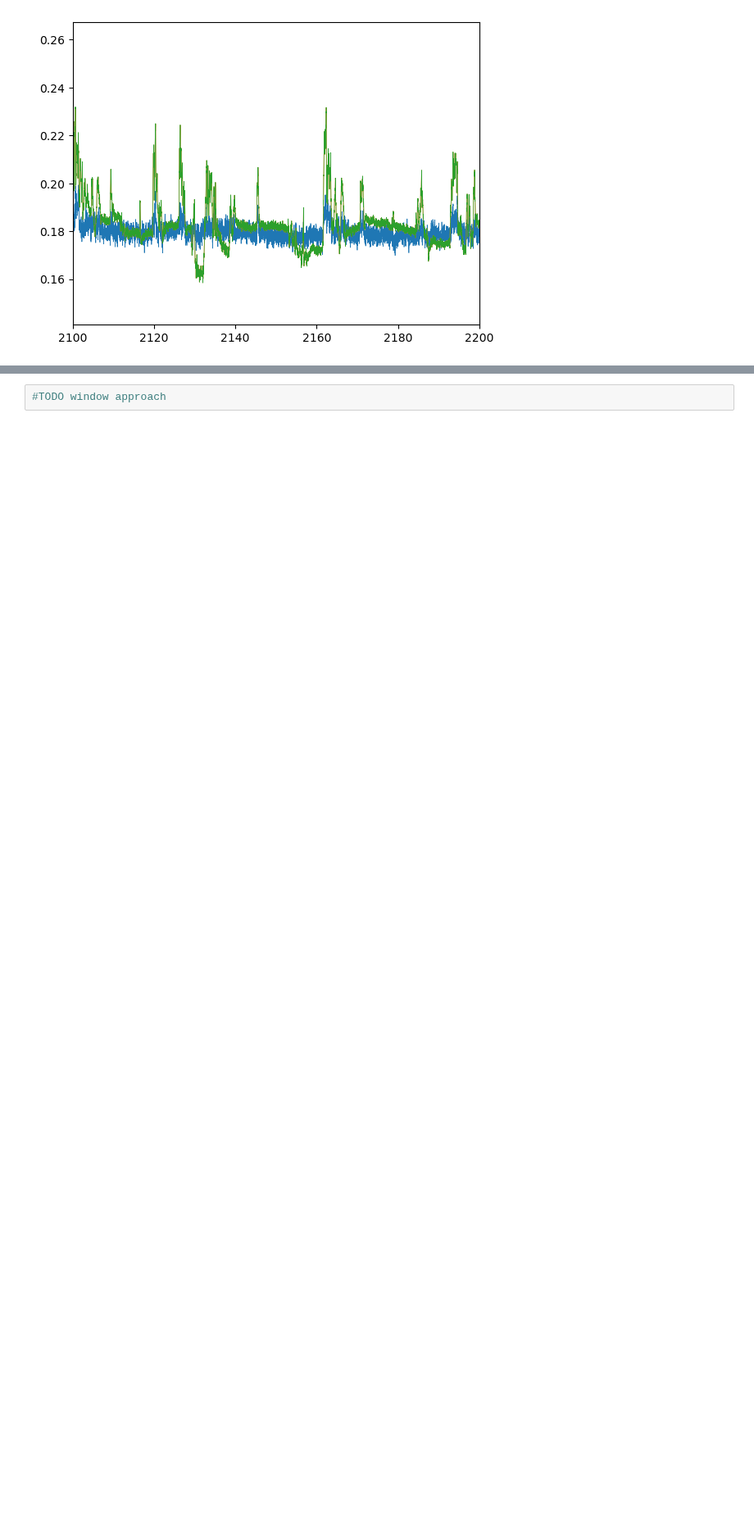
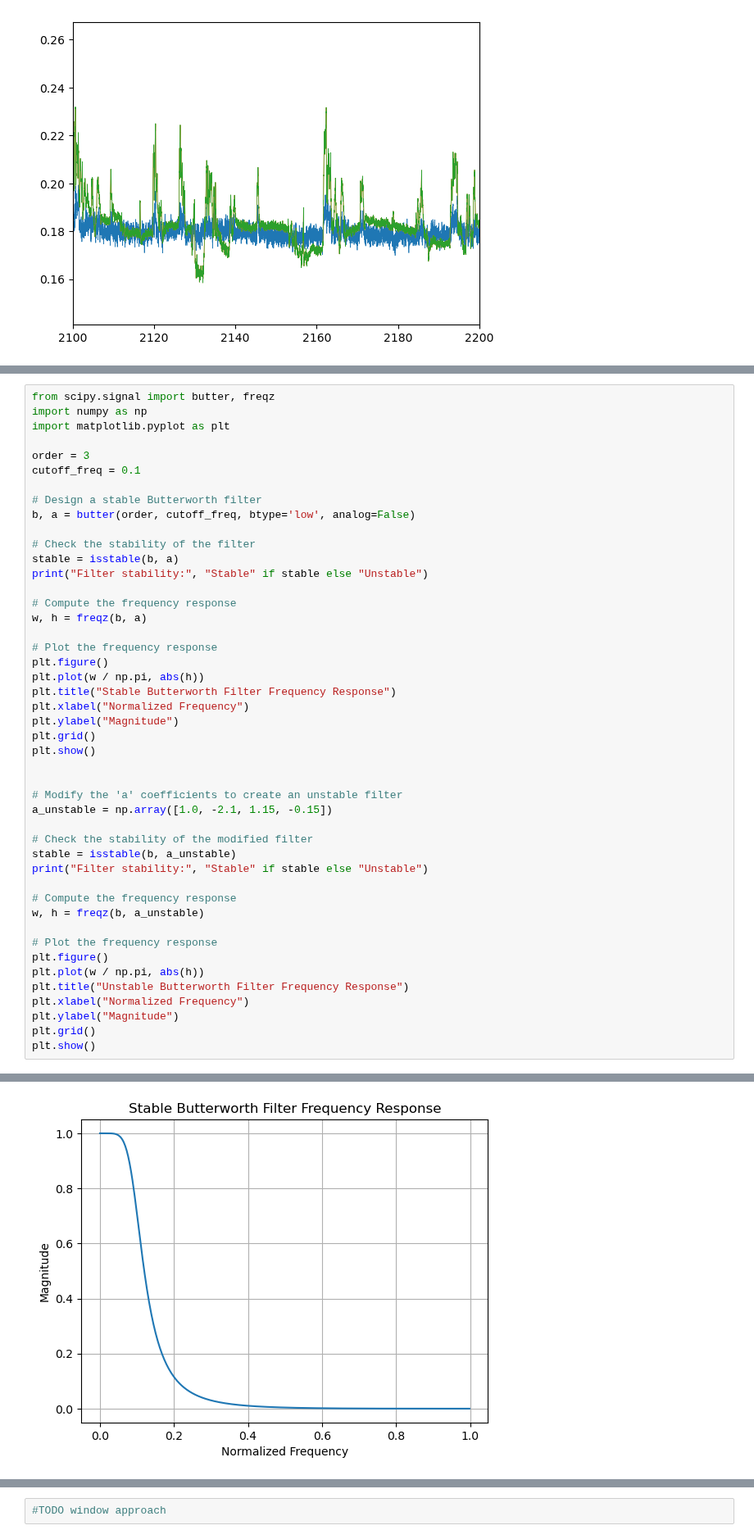
Before and after one commit to juliencarponcy/trialexp, a Jupyter notebook: notebooks/noncanonical/nb20230425_100000_Spike2Ppotometry.ipynb, the cells around one changed output, grey strips where cells are left out. Shown at 82% size. Saved outputs shown, nothing was run; the diff lists cells and outputs as text; blank space fills up the shorter version.

```diff
--- a/notebooks/noncanonical/nb20230425_100000_Spike2Ppotometry.ipynb
+++ b/notebooks/noncanonical/nb20230425_100000_Spike2Ppotometry.ipynb
@@ -528,0 +528,47 @@ list(lowpass_freq)
+# %%
+from scipy.signal import butter, freqz
+import numpy as np
+import matplotlib.pyplot as plt
+
+order = 3
+cutoff_freq = 0.1
+
+# Design a stable Butterworth filter
+b, a = butter(order, cutoff_freq, btype='low', analog=False)
+
+# Check the stability of the filter
+stable = isstable(b, a)
+print("Filter stability:", "Stable" if stable else "Unstable")
+
+# Compute the frequency response
+w, h = freqz(b, a)
+
+# Plot the frequency response
+plt.figure()
+plt.plot(w / np.pi, abs(h))
+plt.title("Stable Butterworth Filter Frequency Response")
+plt.xlabel("Normalized Frequency")
+plt.ylabel("Magnitude")
+plt.grid()
+plt.show()
+
+
+# Modify the 'a' coefficients to create an unstable filter
+a_unstable = np.array([1.0, -2.1, 1.15, -0.15])
+
+# Check the stability of the modified filter
+stable = isstable(b, a_unstable)
+print("Filter stability:", "Stable" if stable else "Unstable")
+
+# Compute the frequency response
+w, h = freqz(b, a_unstable)
+
+# Plot the frequency response
+plt.figure()
+plt.plot(w / np.pi, abs(h))
+plt.title("Unstable Butterworth Filter Frequency Response")
+plt.xlabel("Normalized Frequency")
+plt.ylabel("Magnitude")
+plt.grid()
+plt.show()
+# %% [output]
@@ -528,0 +576 @@ list(lowpass_freq)
+[figure, added]
```
Also changed, not shown: parts of 14 cells of this notebook, 1 other file.
